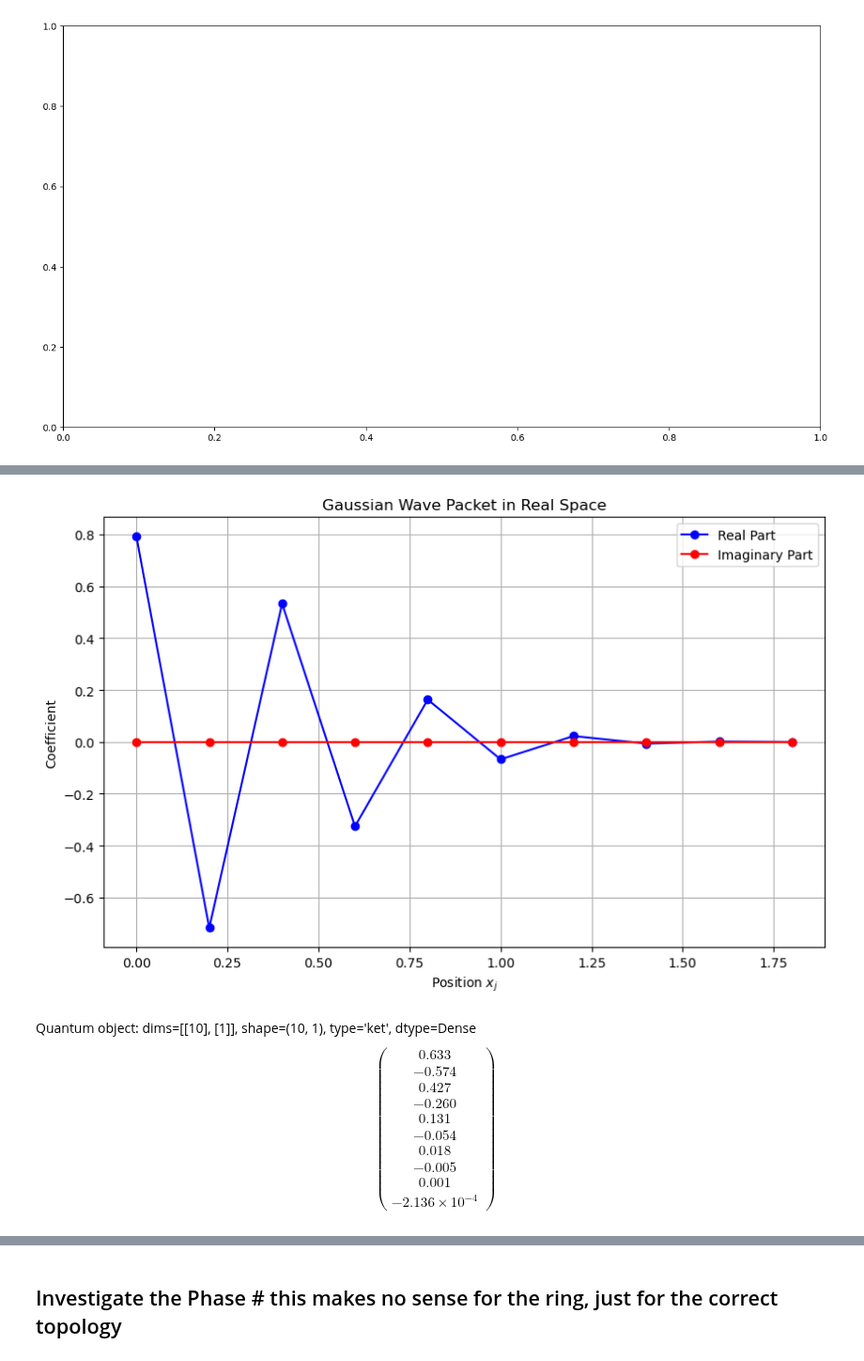
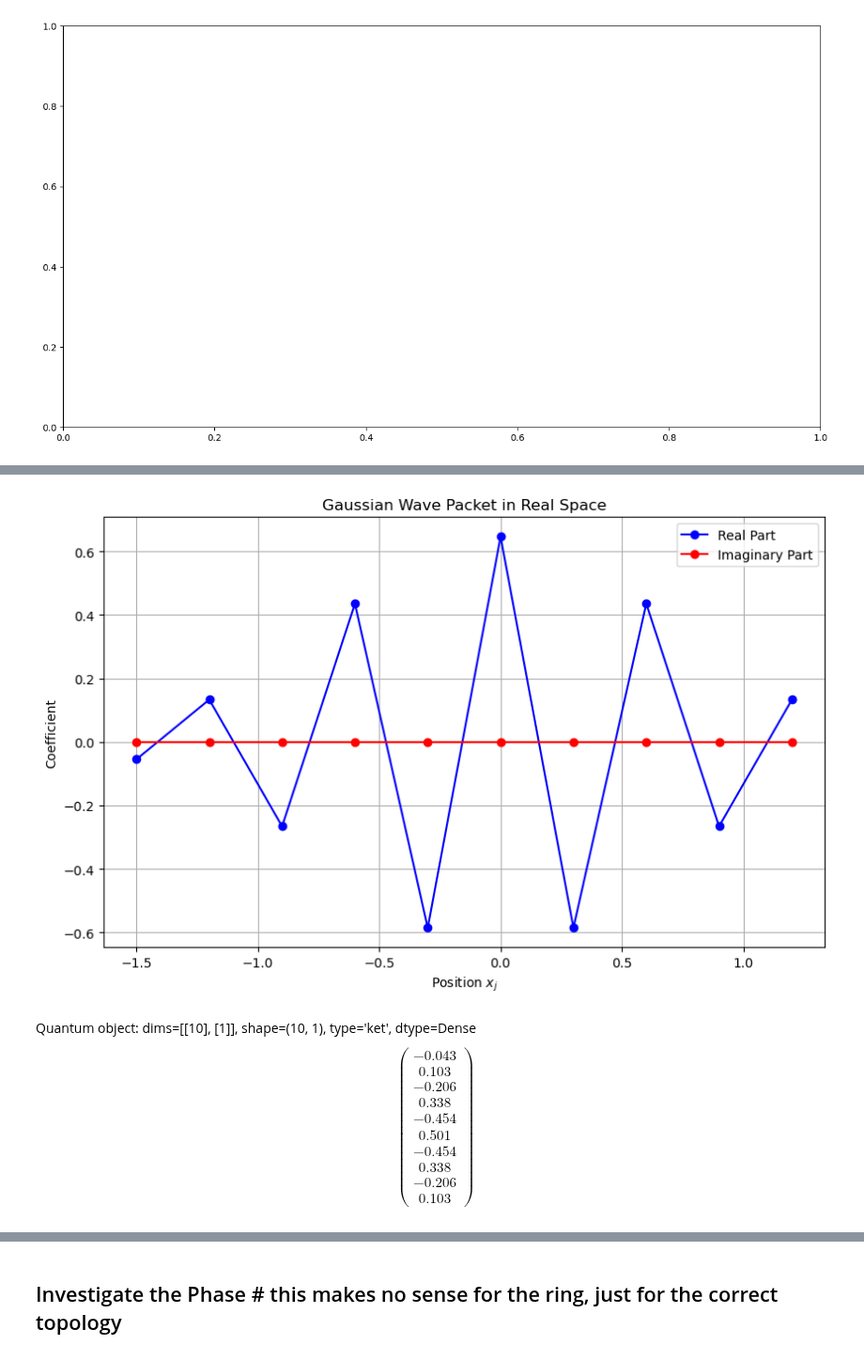
Before and after one commit to LBPhysics/GIT_Code_BA, a Jupyter notebook: Continuation/Qutip/Qutip_N_atoms - Kopie.ipynb, the cells around one changed output, grey strips where cells are left out. Shown at 94% size. Cells and saved outputs as stored; diff of their text form; code cells hidden in the pictures.

```diff
--- a/Continuation/Qutip/Qutip_N_atoms - Kopie.ipynb
+++ b/Continuation/Qutip/Qutip_N_atoms - Kopie.ipynb
@@ -14,6 +14,10 @@ os.makedirs(os.path.dirname(save_path), exist_ok=True)
 ########################################                 Define constants                   #############################################
 N = 10
 fixed_lam   = 1
+fixed_gamma = 1
+
+fixed_dist  = 0.3 * fixed_lam
+fixed_phi   = 0
 
 x_0      = 0.2
 x_max    = 0.6
@@ -25,13 +29,6 @@ phi_size = 50
 
 t_max    = 40
 t_size   = 100
-
-fixed_dist  = 1 * fixed_lam
-
-fixed_phi   = 0
-fixed_gamma = 1
-fixed_dist  = 0.2
-
 ########################################################################################################################
 times  = np.linspace(0, t_max, t_size) * fixed_gamma
 dists  = np.linspace(x_0, x_max, x_size) * fixed_lam
@@ -252,30 +249,31 @@ def DIPOLE_ani(data, filename_prefix, dipoles):
 # %%
 ################ TRY to get the Wave-packet
 k_s = np.pi / fixed_dist
 sigma = 0.1 * k_s
 kd_range = np.arange(0, N) * 2 * np.pi / (N * fixed_dist)
-x_j = np.arange(N) * fixed_dist
+center_index = N // 2
+x_j = (np.arange(N) - center_index) * fixed_dist
 
 # Calculate the Gaussian wave packet in real space
 coefficients = np.sqrt(sigma / np.sqrt(2 * np.pi)) * np.exp(-1j * k_s * x_j) * np.exp(-sigma**2 * x_j**2)
 wave_packet = sum(coeff * basis(N, j) for j, coeff in enumerate(coefficients))
 psi0 = wave_packet.unit()
 
 # Plot the real and imaginary parts of the wave packet coefficients
 plt.figure(figsize=(10, 6))
 plt.plot(x_j, coefficients.real, 'bo-', label='Real Part')
 plt.plot(x_j, coefficients.imag, 'ro-', label='Imaginary Part')
 plt.xlabel('Position $x_j$')
 plt.ylabel('Coefficient')
 plt.title('Gaussian Wave Packet in Real Space')
 plt.legend()
 plt.grid(True)
 plt.show()
 Psi_01 = (basis(N,0)-basis(N,1)).unit()
 psi0
 # %% [output]
-[figure, old version]
+[figure, new version]
-Quantum object: dims=[[10], [1]], shape=(10, 1), type='ket', dtype=Dense$$\left(\begin{array}{cc}0.633\\-0.574\\0.427\\-0.260\\0.131\\-0.054\\0.018\\-0.005\\0.001\\-2.136\times10^{ -4 }\end{array}\right)$$
+Quantum object: dims=[[10], [1]], shape=(10, 1), type='ket', dtype=Dense$$\left(\begin{array}{cc}-0.043\\0.103\\-0.206\\0.338\\-0.454\\0.501\\-0.454\\0.338\\-0.206\\0.103\end{array}\right)$$
 # %%
 # calculate the optimal phi configuration
 from scipy.optimize import differential_evolution
```
Also changed, not shown: parts of 3 cells of this notebook, 1 other file.
